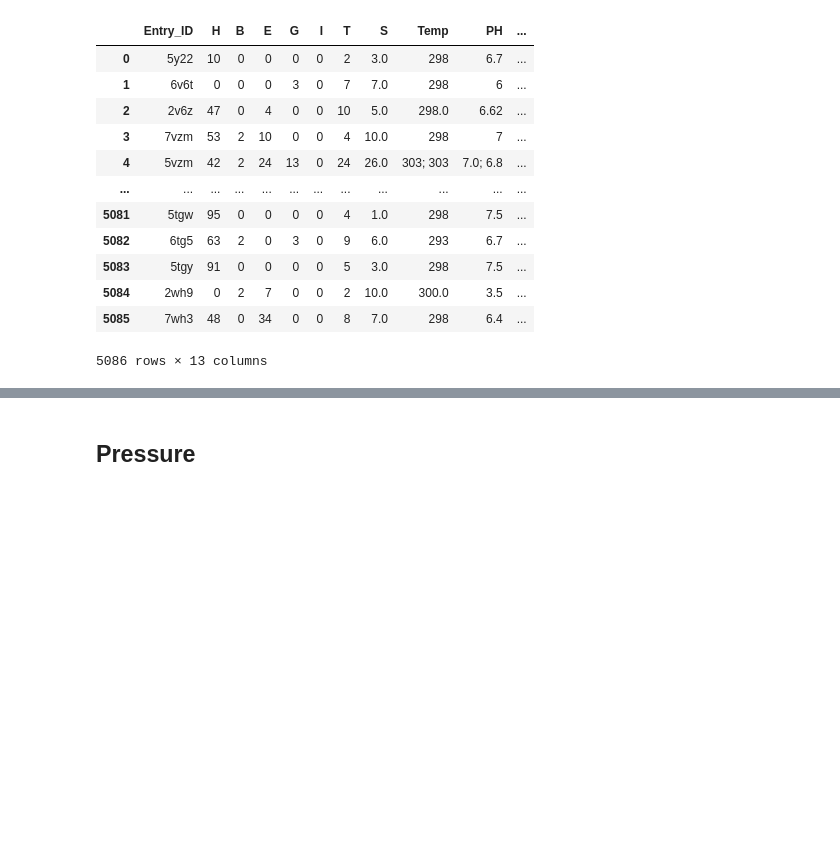
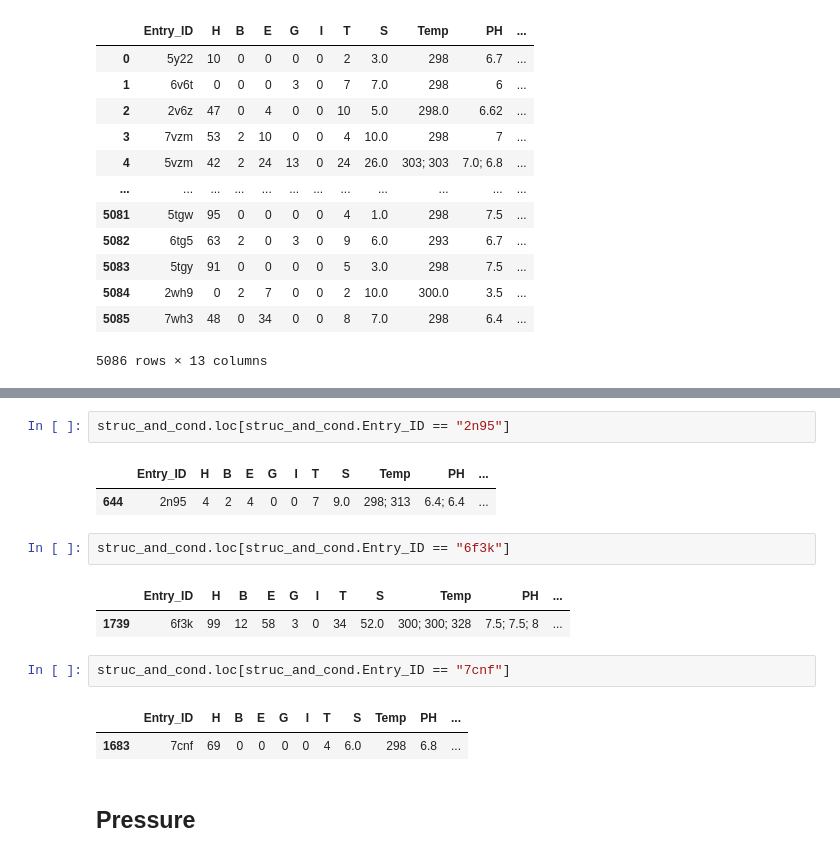
Before and after one commit to joaldi2208/HeliXWizard, a Jupyter notebook: Scripts/Data-Generator/First-Data-Inspection.ipynb, the cells around one changed output, grey strips where cells are left out. Drawn from its saved outputs; the diff is of its cells as text; blank space fills up the shorter version.

```diff
--- a/Scripts/Data-Generator/First-Data-Inspection.ipynb
+++ b/Scripts/Data-Generator/First-Data-Inspection.ipynb
@@ -59,3 +74,18 @@ display(struc_and_cond)
+# %%
+struc_and_cond.loc[struc_and_cond.Entry_ID == "2n95"]
+# %% [output]
+|  | Entry_ID | H | B | E | G | I | T | S | Temp | PH | ... |
+| 644 | 2n95 | 4 | 2 | 4 | 0 | 0 | 7 | 9.0 | 298; 313 | 6.4; 6.4 | ... |
+# %%
+struc_and_cond.loc[struc_and_cond.Entry_ID == "6f3k"]
+# %% [output]
+|  | Entry_ID | H | B | E | G | I | T | S | Temp | PH | ... |
+| 1739 | 6f3k | 99 | 12 | 58 | 3 | 0 | 34 | 52.0 | 300; 300; 328 | 7.5; 7.5; 8 | ... |
+# %%
+struc_and_cond.loc[struc_and_cond.Entry_ID == "7cnf"]
+# %% [output]
+|  | Entry_ID | H | B | E | G | I | T | S | Temp | PH | ... |
+| 1683 | 7cnf | 69 | 0 | 0 | 0 | 0 | 4 | 6.0 | 298 | 6.8 | ... |
 # %% [markdown]
 ## Pressure
 # %%
```
Also changed, not shown: parts of 6 cells of this notebook, 2 other files.
